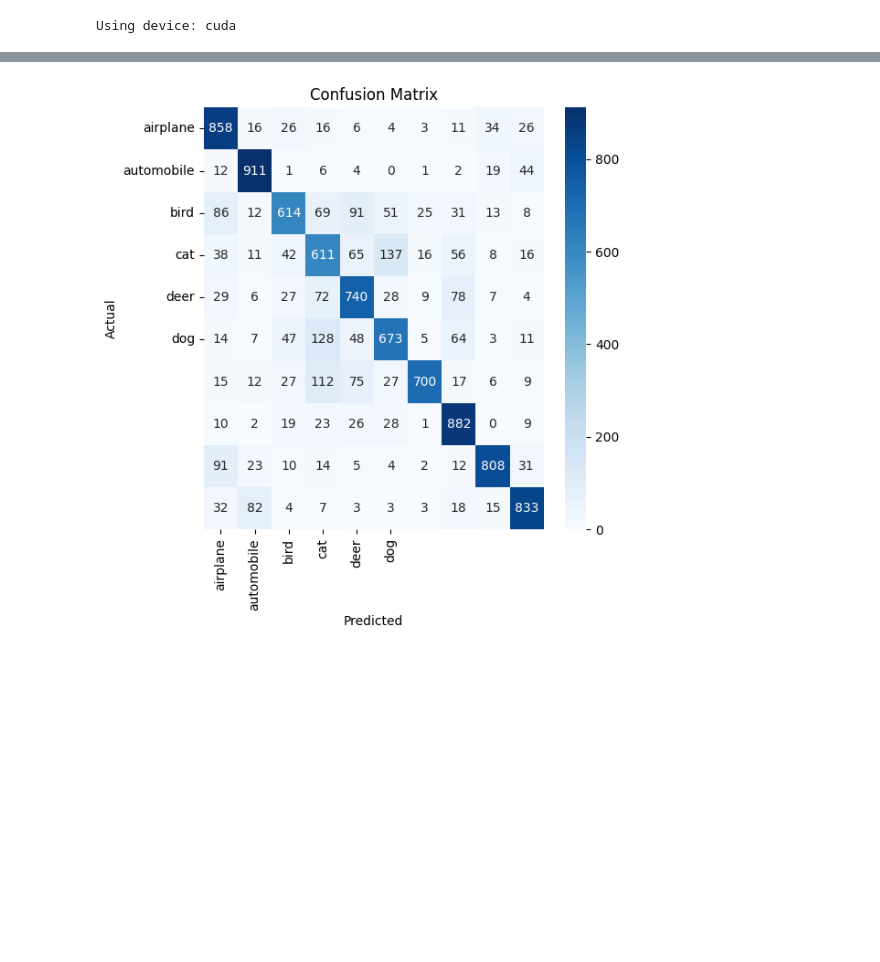
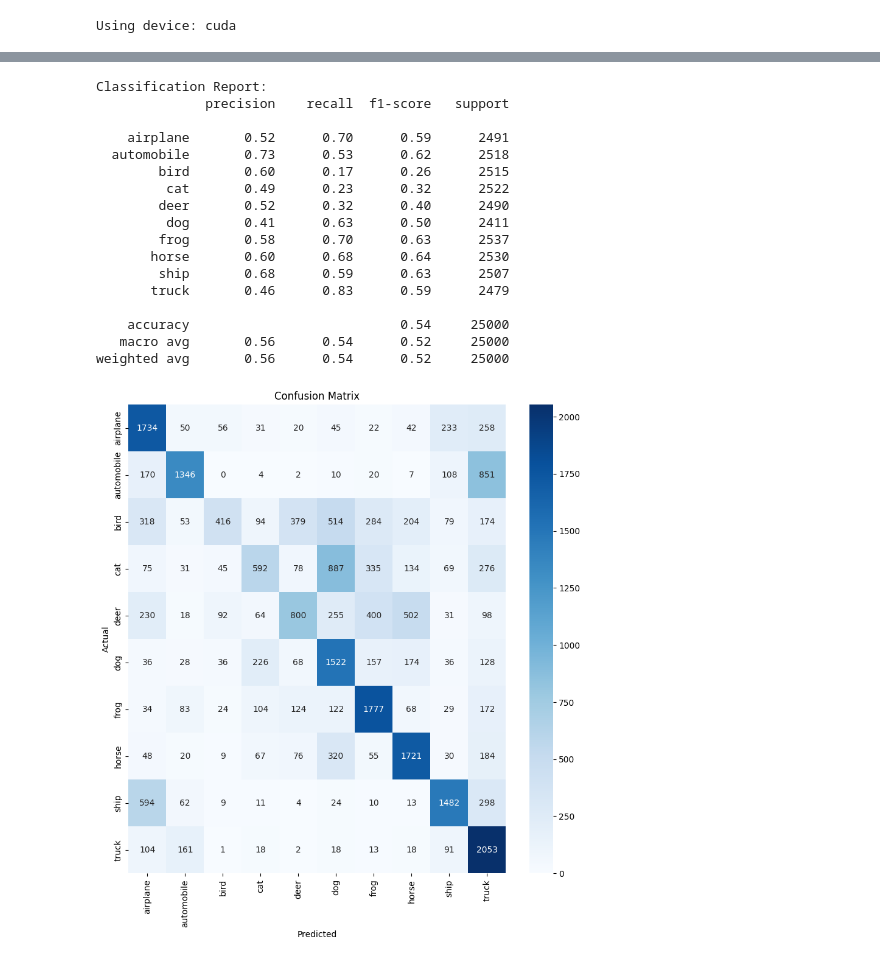
Before and after one commit to romulolassoares/trabalho_pratico_visao_comp, a Jupyter notebook: main.ipynb, the cells around one changed output, grey strips where cells are left out. Drawn from its saved outputs; the diff is of its cells as text; code cells hidden in the pictures; blank space fills up the shorter version.

Commit message:
Add eavluate function

```diff
--- a/main.ipynb
+++ b/main.ipynb
@@ -153,16 +133,16 @@ plt.show()
 # %%
 
-# Avalie o modelo usando a matriz de confusão
-def plot_confusion_matrix(model, dataloader, classes):
+# Function to evaluate the model and calculate metrics
+def evaluate_model(model, dataloader, classes):
     model.eval()
-    model = model.to(device)  # Mova o modelo para o dispositivo correto
+    model = model.to(device)  # Move the model to the correct device
     all_labels = []
     all_predictions = []
 
     with torch.no_grad():
-        tqdm_dataloader = tqdm(dataloader, desc='Generating Confusion Matrix', dynamic_ncols=True)
+        tqdm_dataloader = tqdm(dataloader, desc='Evaluating Model', dynamic_ncols=True)
         for inputs, labels in tqdm_dataloader:
-            inputs, labels = inputs.to(device), labels.to(device)  # Mova os dados para o dispositivo correto
+            inputs, labels = inputs.to(device), labels.to(device)  # Move the data to the correct device
             outputs = model(inputs)
             _, predicted = torch.max(outputs, 1)
             all_labels.extend(labels.cpu().numpy())
@@ -170,6 +150,11 @@ def plot_confusion_matrix(model, dataloader, classes):
 
     tqdm_dataloader.close()
 
+    # Calculate and print classification report
+    print("Classification Report:")
+    print(classification_report(all_labels, all_predictions, target_names=classes))
+
+    # Calculate and plot confusion matrix
     cm = confusion_matrix(all_labels, all_predictions)
     plt.figure(figsize=(len(classes), len(classes)))
     sns.heatmap(cm, annot=True, fmt='d', cmap='Blues', xticklabels=classes, yticklabels=classes)
@@ -187,4 +165,22 @@ plot_confusion_matrix(alexnet, trainloader, cifar10_classes)
-# %%
-plot_confusion_matrix(alexnet, testloader, cifar10_classes)
-# %% [output]
-[figure, removed]
+# %%
+# Evaluate the model on the training set
+evaluate_model(alexnet, trainloader, CIFAR10_CLASSES)
+# %% [output]
+Classification Report:
+              precision    recall  f1-score   support
+
+    airplane       0.52      0.70      0.59      2491
+  automobile       0.73      0.53      0.62      2518
+        bird       0.60      0.17      0.26      2515
+         cat       0.49      0.23      0.32      2522
+        deer       0.52      0.32      0.40      2490
+         dog       0.41      0.63      0.50      2411
+        frog       0.58      0.70      0.63      2537
+       horse       0.60      0.68      0.64      2530
+        ship       0.68      0.59      0.63      2507
+       truck       0.46      0.83      0.59      2479
+
+    accuracy                           0.54     25000
+   macro avg       0.56      0.54      0.52     25000
+weighted avg       0.56      0.54      0.52     25000
+[figure, added]
```
Also changed, not shown: parts of 16 cells of this notebook.
